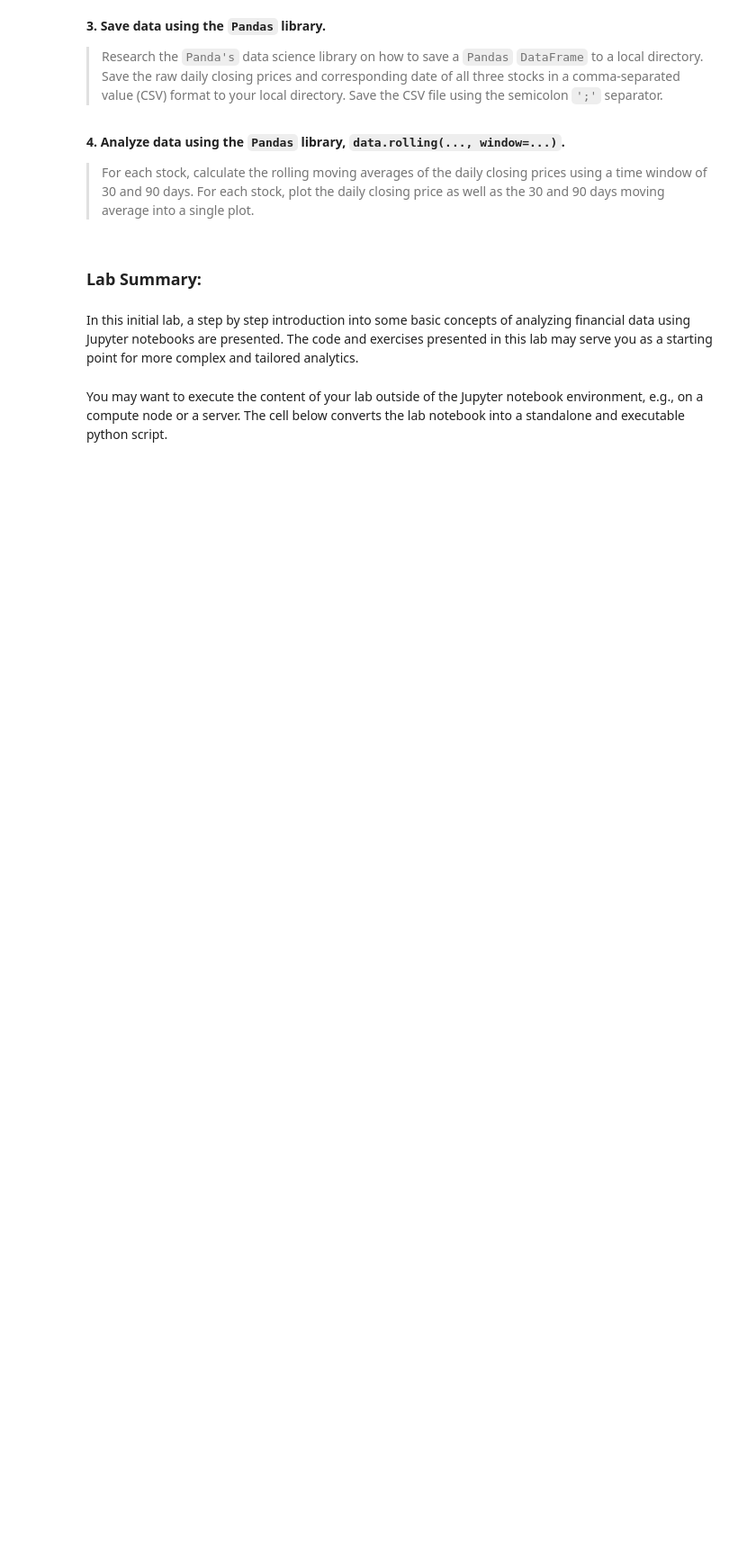
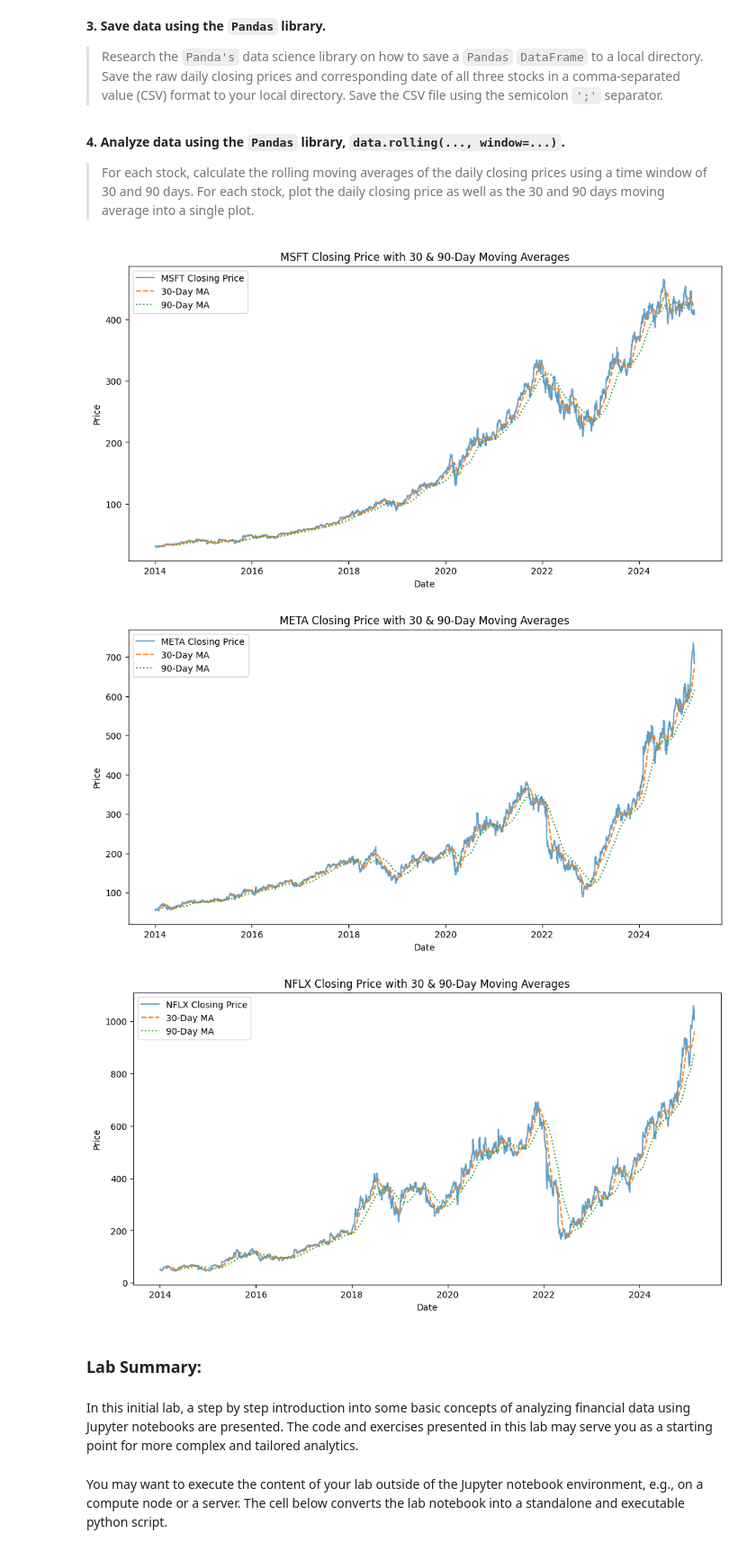
Before and after one commit to RicoStaedeli/ML2025-Lab, a Jupyter notebook: lab_101/lab_101_notebook.ipynb, the cells around one changed output. Shown at 90% size. Drawn from its saved outputs; the diff is of its cells as text; code cells hidden in the pictures; blank space fills up the shorter version.

```diff
--- a/lab_101/lab_101_notebook.ipynb
+++ b/lab_101/lab_101_notebook.ipynb
@@ -550,3 +587,27 @@ Throughout the course, we will visualize and analyze plenty of data. The followi
+# %%
+# ***************************************************
+# INSERT YOUR CODE HERE
+# ***************************************************
+rolling_averages = pd.DataFrame()
+for stock in closing_prices.columns:
+    rolling_averages[f'{stock}_30d'] = closing_prices[stock].rolling(window=30).mean()
+    rolling_averages[f'{stock}_90d'] = closing_prices[stock].rolling(window=90).mean()
+
+for stock in closing_prices.columns:
+    plt.figure(figsize=(12, 6))
+    plt.plot(closing_prices.index, closing_prices[stock], label=f'{stock} Closing Price', alpha=0.7)
+    plt.plot(closing_prices.index, rolling_averages[f'{stock}_30d'], label='30-Day MA', linestyle='dashed')
+    plt.plot(closing_prices.index, rolling_averages[f'{stock}_90d'], label='90-Day MA', linestyle='dotted')
+
+    plt.xlabel('Date')
+    plt.ylabel('Price')
+    plt.title(f'{stock} Closing Price with 30 & 90-Day Moving Averages')
+    plt.legend()
+    plt.show()
+# %% [output]
+[figure, added]
+[figure, added]
+[figure, added]
 # %% [markdown]
 ### Lab Summary:
 # %% [markdown]
```
Also changed, not shown: parts of 7 cells of this notebook.
